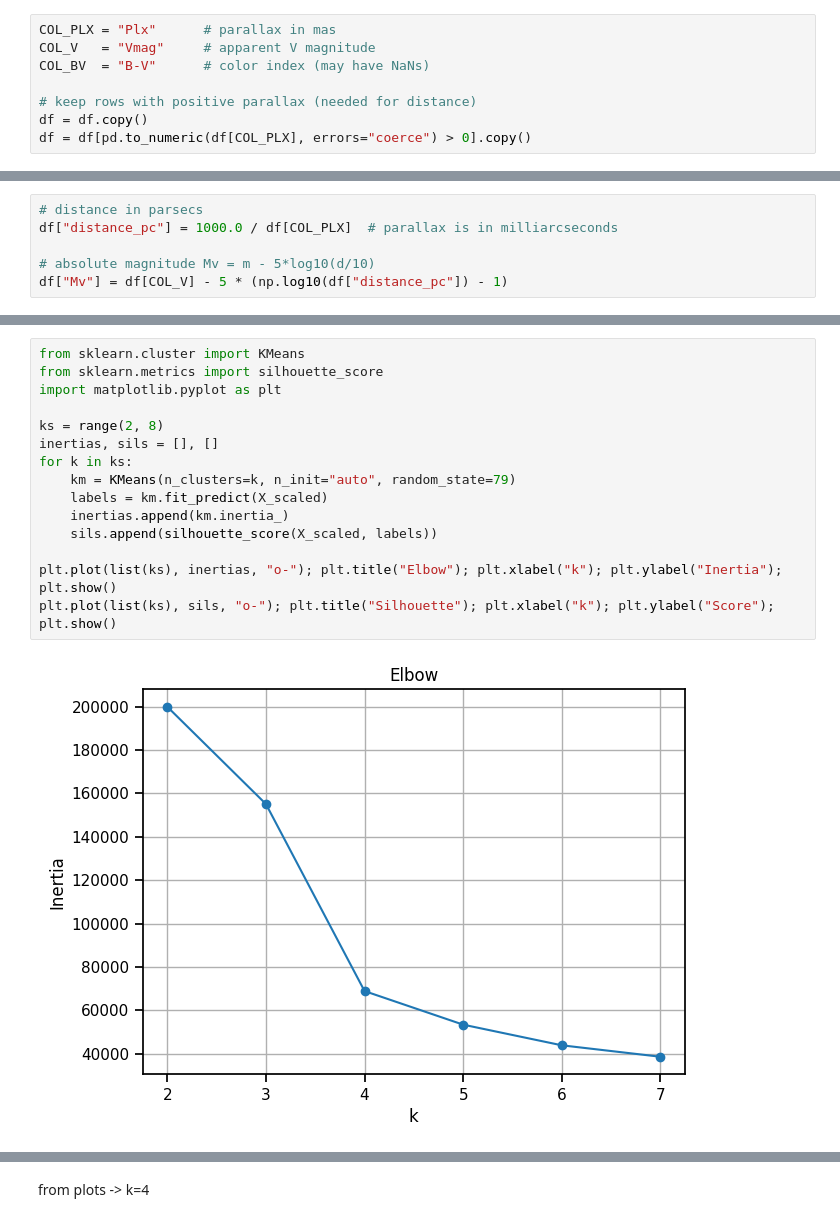
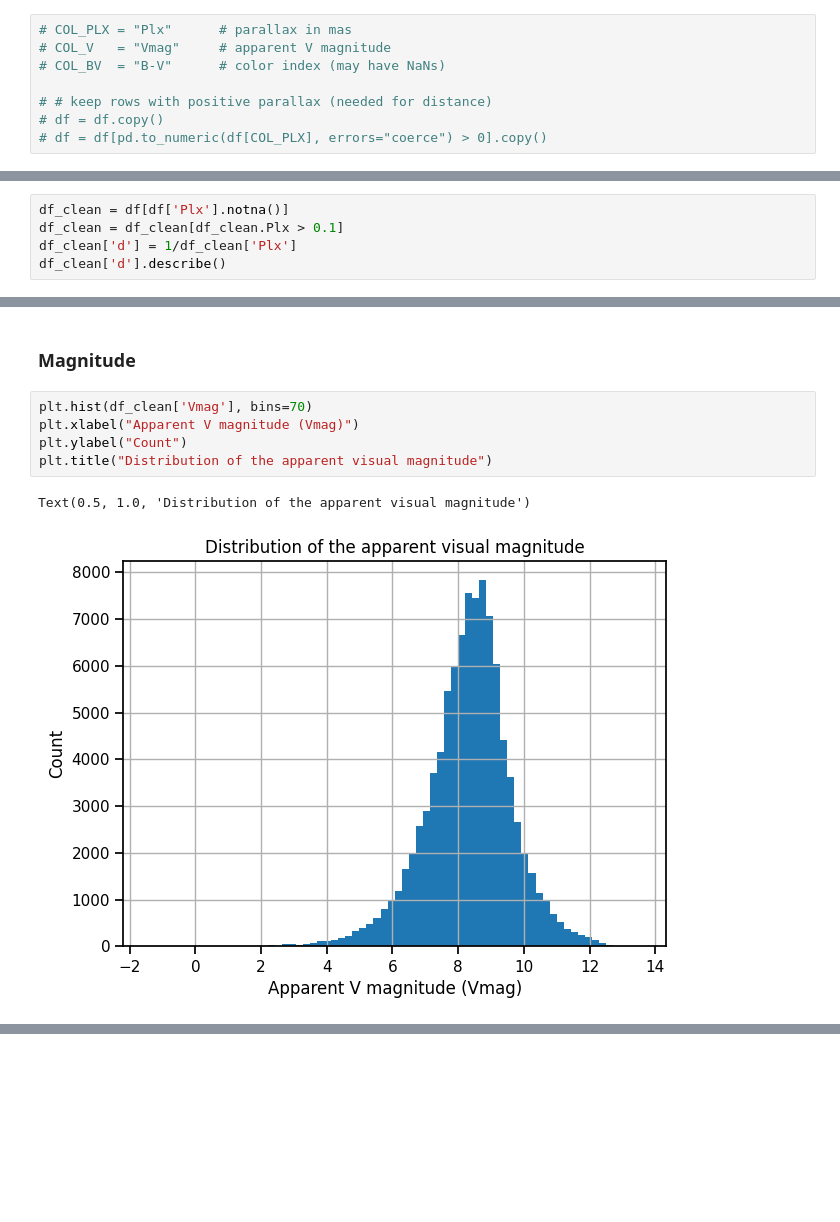
Before and after one commit to dinarazhorabek/astronomy_data_analysis, a Jupyter notebook: Hipparcos_Clustering_Starter.ipynb, the cells around one changed output, grey strips where cells are left out. Saved outputs shown, nothing was run; the diff lists cells and outputs as text; blank space fills up the shorter version.

```diff
--- a/Hipparcos_Clustering_Starter.ipynb
+++ b/Hipparcos_Clustering_Starter.ipynb
@@ -52,11 +35,11 @@ Columns: ['HIP', 'Vmag', 'RAICRS', 'DEICRS', 'Plx', 'B-V', 'Notes', '_RA.icrs',
 # %%
-COL_PLX = "Plx"      # parallax in mas
-COL_V   = "Vmag"     # apparent V magnitude
-COL_BV  = "B-V"      # color index (may have NaNs)
+# COL_PLX = "Plx"      # parallax in mas
+# COL_V   = "Vmag"     # apparent V magnitude
+# COL_BV  = "B-V"      # color index (may have NaNs)
 
-# keep rows with positive parallax (needed for distance)
-df = df.copy()
-df = df[pd.to_numeric(df[COL_PLX], errors="coerce") > 0].copy()
+# # keep rows with positive parallax (needed for distance)
+# df = df.copy()
+# df = df[pd.to_numeric(df[COL_PLX], errors="coerce") > 0].copy()
 # %%
 df.corr(numeric_only=True)
 # %% [output]
@@ -70,6 +60,0 @@ df.corr(numeric_only=True)
-# %%
-# distance in parsecs
-df["distance_pc"] = 1000.0 / df[COL_PLX]  # parallax is in milliarcseconds
-
-# absolute magnitude Mv = m - 5*log10(d/10)
-df["Mv"] = df[COL_V] - 5 * (np.log10(df["distance_pc"]) - 1)
@@ -75,0 +80,5 @@ df["Mv"] = df[COL_V] - 5 * (np.log10(df["distance_pc"]) - 1)
+# %%
+df_clean = df[df['Plx'].notna()]
+df_clean = df_clean[df_clean.Plx > 0.1]
+df_clean['d'] = 1/df_clean['Plx']
+df_clean['d'].describe()
@@ -104,17 +244,10 @@ X_scaled shape: (95984, 3)
+# %% [markdown]
+### Magnitude
 # %%
-from sklearn.cluster import KMeans
-from sklearn.metrics import silhouette_score
-import matplotlib.pyplot as plt
-
-ks = range(2, 8)
-inertias, sils = [], []
-for k in ks:
-    km = KMeans(n_clusters=k, n_init="auto", random_state=79)
-    labels = km.fit_predict(X_scaled)
-    inertias.append(km.inertia_)
-    sils.append(silhouette_score(X_scaled, labels))
-
-plt.plot(list(ks), inertias, "o-"); plt.title("Elbow"); plt.xlabel("k"); plt.ylabel("Inertia"); plt.show()
-plt.plot(list(ks), sils, "o-"); plt.title("Silhouette"); plt.xlabel("k"); plt.ylabel("Score"); plt.show()
+plt.hist(df_clean['Vmag'], bins=70)
+plt.xlabel("Apparent V magnitude (Vmag)")
+plt.ylabel("Count")
+plt.title("Distribution of the apparent visual magnitude")
 # %% [output]
+Text(0.5, 1.0, 'Distribution of the apparent visual magnitude')
-[figure, old version]
+[figure, new version]
@@ -122,2 +253,0 @@ plt.plot(list(ks), sils, "o-"); plt.title("Silhouette"); plt.xlabel("k"); plt.yl
-# %% [markdown]
-from plots -> k=4
```
Also changed, not shown: parts of 58 cells of this notebook, 1 other file.
